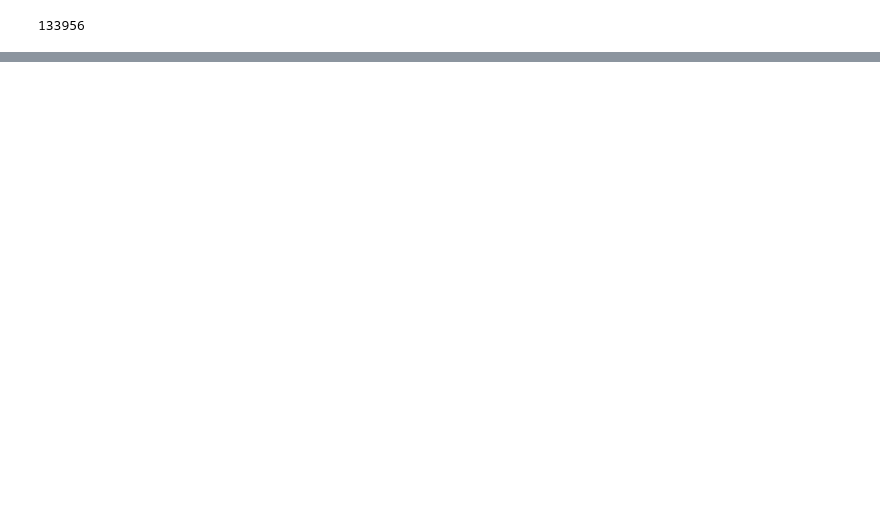
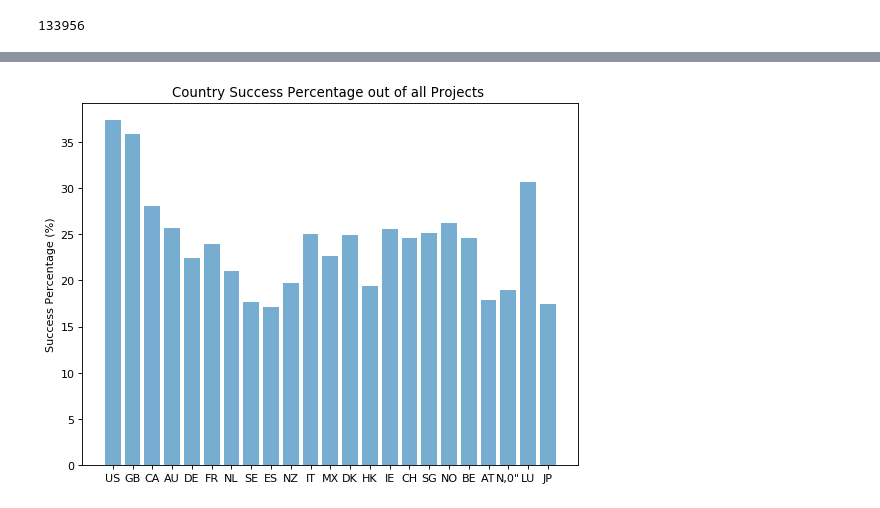
Before and after one commit to jamiejamiebobamie/dataScience1.1, a Jupyter notebook: final_project.ipynb, the cells around one changed output, grey strips where cells are left out. Saved outputs shown, nothing was run; the diff lists cells and outputs as text; code cells hidden in the pictures; blank space fills up the shorter version.

```diff
--- a/final_project.ipynb
+++ b/final_project.ipynb
@@ -67,0 +294,24 @@ success['category'].count()
+# %%
+# from https://www.kaggle.com/ahmetuzgor/kickstarter-projects-analyzing:
+#Percentages of successful projects out of all projects cosidering countries
+from random import *
+figure(num=None, figsize=(8, 6), dpi=80, facecolor='w', edgecolor='k')
+i = 0.1
+array_data = []
+for x in range(100,200):
+    i = uniform(0.6295,0.6435)
+    array_data.append(i)
+bData = array_data
+success_ratio_of_countries = np.array(y*100)/np.array(c)
+
+y_pos = np.arange(len(countries))
+
+plt.bar(y_pos, success_ratio_of_countries , align='center', alpha = 0.6)
+plt.xticks(y_pos, countries)
+plt.ylabel('Success Percentage (%)')
+plt.title('Country Success Percentage out of all Projects ')
+plt.show()
+
+plt.show()
+# %% [output]
+[figure, added]
```
Also changed, not shown: parts of 43 cells of this notebook.
